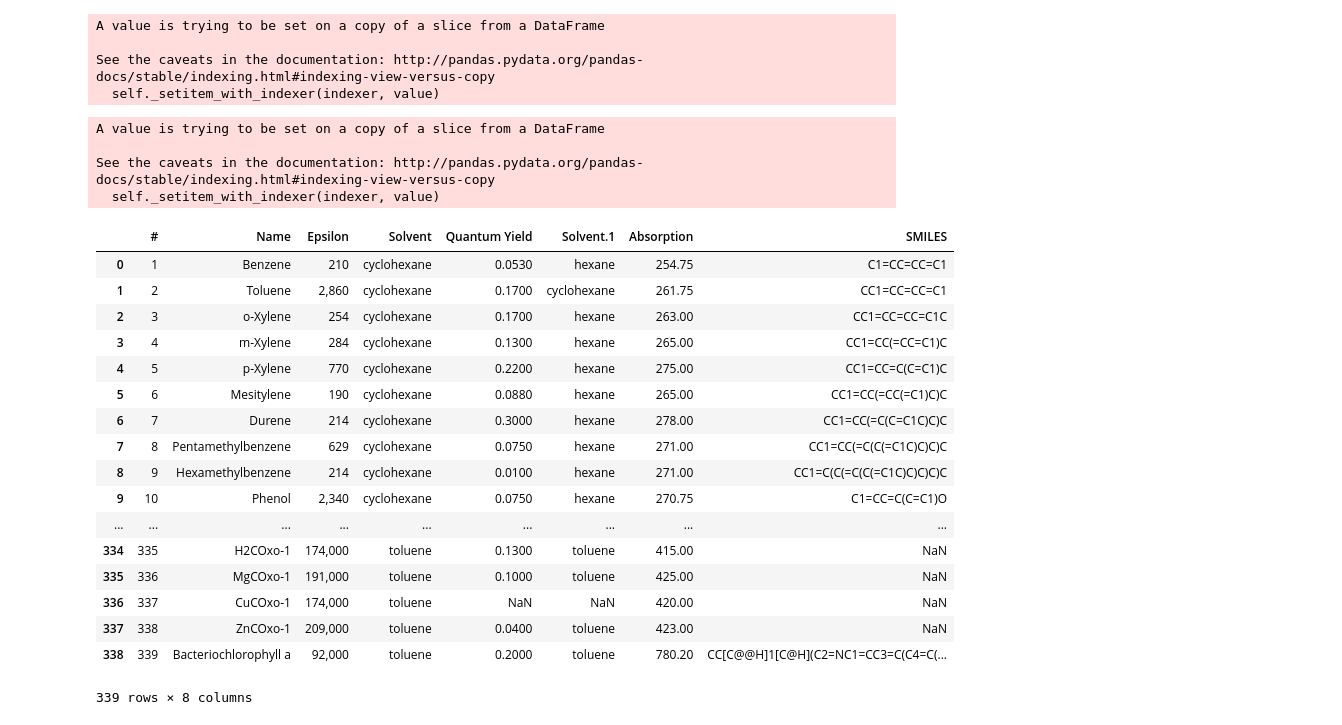
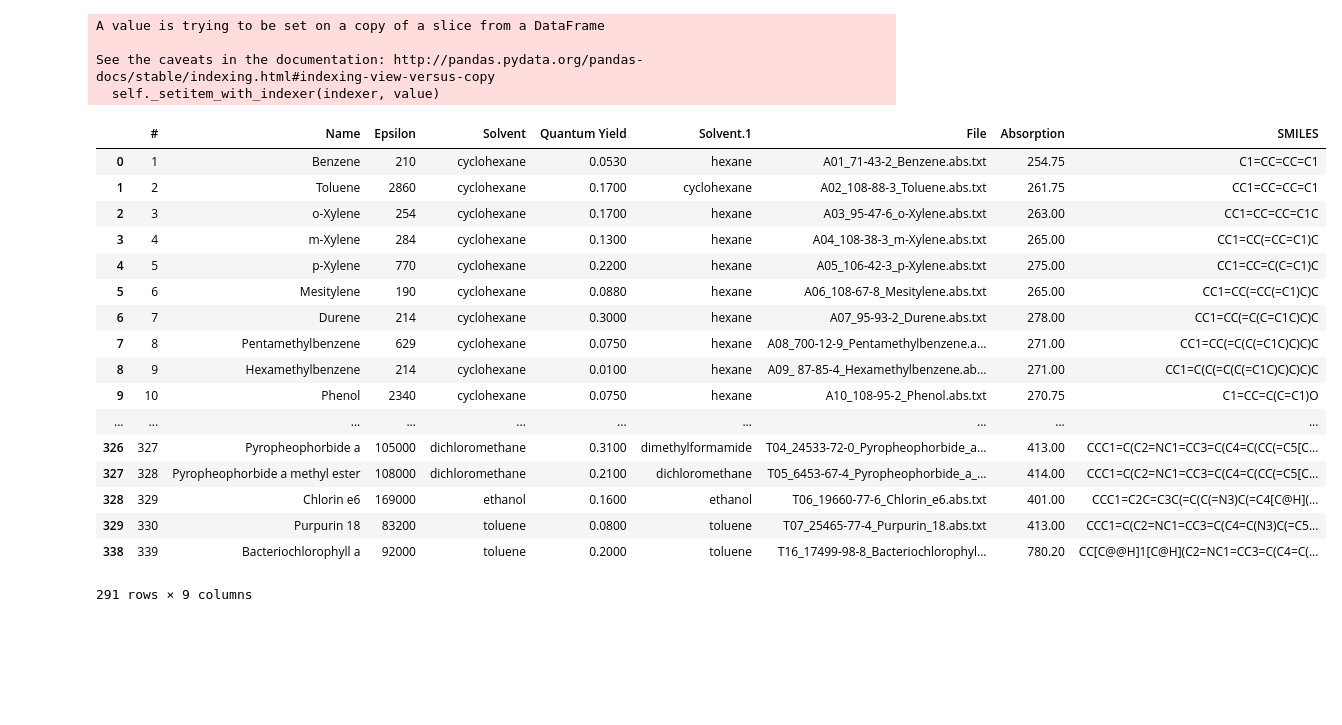
Before and after one commit to emissible/SPEEDCOM, a Jupyter notebook: SPEEDCOM/smiles_clean.ipynb, the cells around one changed output. Saved outputs shown, nothing was run; the diff lists cells and outputs as text; code cells hidden in the pictures; blank space fills up the shorter version.

Commit message:
added clean epsilon and keep the file column for later merge use

```diff
--- a/SPEEDCOM/smiles_clean.ipynb
+++ b/SPEEDCOM/smiles_clean.ipynb
@@ -40,9 +40,11 @@ Index(['#', 'Absorption', 'Name', 'Structure', 'Class', 'File', 'Wavelength',
        'Emission', 'File.1', 'Solvent.1', 'Quantum Yield', 'Instrument.1',
        'Date.1', 'Reference.1', 'Inv.1', 'Unnamed: 21'],
       dtype='object')
+# %%
+df['Epsilon']=df['Epsilon'].str.replace(',','').astype(int)  # clean epsilon
 # %%
 clean_df = pd.DataFrame()
-columns_kept = ['#','Name', 'Epsilon', 'Solvent', 'Quantum Yield','Solvent.1']
+columns_kept = ['#','Name', 'Epsilon', 'Solvent', 'Quantum Yield','Solvent.1', 'File']
 clean_df[columns_kept] = df[columns_kept]
 clean_df['Absorption'] = df['Wavelength']
 # %%
@@ -59,32 +61,27 @@ See the caveats in the documentation: http://pandas.pydata.org/pandas-docs/stabl
 # %%
 for i in range(clean_df.shape[0]):
     clean_df['SMILES'].loc[i] = remove_cations(clean_df['SMILES'].loc[i])
-# %% [output]
-A value is trying to be set on a copy of a slice from a DataFrame
-
-See the caveats in the documentation: http://pandas.pydata.org/pandas-docs/stable/indexing.html#indexing-view-versus-copy
-  self._setitem_with_indexer(indexer, value)
-# %%
-clean_df_drop_no_smile =
-# %% [output]
-|  | # | Name | Epsilon | Solvent | Quantum Yield | Solvent.1 | Absorption | SMILES |
-| 0 | 1 | Benzene | 210 | cyclohexane | 0.0530 | hexane | 254.75 | C1=CC=CC=C1 |
-| 1 | 2 | Toluene | 2,860 | cyclohexane | 0.1700 | cyclohexane | 261.75 | CC1=CC=CC=C1 |
-| 2 | 3 | o-Xylene | 254 | cyclohexane | 0.1700 | hexane | 263.00 | CC1=CC=CC=C1C |
-| 3 | 4 | m-Xylene | 284 | cyclohexane | 0.1300 | hexane | 265.00 | CC1=CC(=CC=C1)C |
-| 4 | 5 | p-Xylene | 770 | cyclohexane | 0.2200 | hexane | 275.00 | CC1=CC=C(C=C1)C |
-| 5 | 6 | Mesitylene | 190 | cyclohexane | 0.0880 | hexane | 265.00 | CC1=CC(=CC(=C1)C)C |
-| 6 | 7 | Durene | 214 | cyclohexane | 0.3000 | hexane | 278.00 | CC1=CC(=C(C=C1C)C)C |
-| 7 | 8 | Pentamethylbenzene | 629 | cyclohexane | 0.0750 | hexane | 271.00 | CC1=CC(=C(C(=C1C)C)C)C |
-| 8 | 9 | Hexamethylbenzene | 214 | cyclohexane | 0.0100 | hexane | 271.00 | CC1=C(C(=C(C(=C1C)C)C)C)C |
-| 9 | 10 | Phenol | 2,340 | cyclohexane | 0.0750 | hexane | 270.75 | C1=CC=C(C=C1)O |
-| ... | ... | ... | ... | ... | ... | ... | ... | ... |
-| 334 | 335 | H2COxo-1 | 174,000 | toluene | 0.1300 | toluene | 415.00 | NaN |
-| 335 | 336 | MgCOxo-1 | 191,000 | toluene | 0.1000 | toluene | 425.00 | NaN |
-| 336 | 337 | CuCOxo-1 | 174,000 | toluene | NaN | NaN | 420.00 | NaN |
-| 337 | 338 | ZnCOxo-1 | 209,000 | toluene | 0.0400 | toluene | 423.00 | NaN |
-| 338 | 339 | Bacteriochlorophyll a | 92,000 | toluene | 0.2000 | toluene | 780.20 | CC[C@@H]1[C@H](C2=NC1=CC3=C(C4=C(... |
-339 rows × 8 columns
 # %%
 clean_df_drop_no_smiles = clean_df[clean_df['SMILES'] != 'NaN']
+# %%
+clean_df_drop_no_smiles
+# %% [output]
+|  | # | Name | Epsilon | Solvent | Quantum Yield | Solvent.1 | File | Absorption | SMILES |
+| 0 | 1 | Benzene | 210 | cyclohexane | 0.0530 | hexane | A01_71-43-2_Benzene.abs.txt | 254.75 | C1=CC=CC=C1 |
+| 1 | 2 | Toluene | 2860 | cyclohexane | 0.1700 | cyclohexane | A02_108-88-3_Toluene.abs.txt | 261.75 | CC1=CC=CC=C1 |
+| 2 | 3 | o-Xylene | 254 | cyclohexane | 0.1700 | hexane | A03_95-47-6_o-Xylene.abs.txt | 263.00 | CC1=CC=CC=C1C |
+| 3 | 4 | m-Xylene | 284 | cyclohexane | 0.1300 | hexane | A04_108-38-3_m-Xylene.abs.txt | 265.00 | CC1=CC(=CC=C1)C |
+| 4 | 5 | p-Xylene | 770 | cyclohexane | 0.2200 | hexane | A05_106-42-3_p-Xylene.abs.txt | 275.00 | CC1=CC=C(C=C1)C |
+| 5 | 6 | Mesitylene | 190 | cyclohexane | 0.0880 | hexane | A06_108-67-8_Mesitylene.abs.txt | 265.00 | CC1=CC(=CC(=C1)C)C |
+| 6 | 7 | Durene | 214 | cyclohexane | 0.3000 | hexane | A07_95-93-2_Durene.abs.txt | 278.00 | CC1=CC(=C(C=C1C)C)C |
+| 7 | 8 | Pentamethylbenzene | 629 | cyclohexane | 0.0750 | hexane | A08_700-12-9_Pentamethylbenzene.a... | 271.00 | CC1=CC(=C(C(=C1C)C)C)C |
+| 8 | 9 | Hexamethylbenzene | 214 | cyclohexane | 0.0100 | hexane | A09_ 87-85-4_Hexamethylbenzene.ab... | 271.00 | CC1=C(C(=C(C(=C1C)C)C)C)C |
+| 9 | 10 | Phenol | 2340 | cyclohexane | 0.0750 | hexane | A10_108-95-2_Phenol.abs.txt | 270.75 | C1=CC=C(C=C1)O |
+| ... | ... | ... | ... | ... | ... | ... | ... | ... | ... |
+| 326 | 327 | Pyropheophorbide a | 105000 | dichloromethane | 0.3100 | dimethylformamide | T04_24533-72-0_Pyropheophorbide_a... | 413.00 | CCC1=C(C2=NC1=CC3=C(C4=C(CC(=C5[C... |
+| 327 | 328 | Pyropheophorbide a methyl ester | 108000 | dichloromethane | 0.2100 | dichloromethane | T05_6453-67-4_Pyropheophorbide_a_... | 414.00 | CCC1=C(C2=NC1=CC3=C(C4=C(CC(=C5[C... |
+| 328 | 329 | Chlorin e6 | 169000 | ethanol | 0.1600 | ethanol | T06_19660-77-6_Chlorin_e6.abs.txt | 401.00 | CCC1=C2C=C3C(=C(C(=N3)C(=C4[C@H](... |
+| 329 | 330 | Purpurin 18 | 83200 | toluene | 0.0800 | toluene | T07_25465-77-4_Purpurin_18.abs.txt | 413.00 | CCC1=C(C2=NC1=CC3=C(C4=C(N3)C(=C5... |
+| 338 | 339 | Bacteriochlorophyll a | 92000 | toluene | 0.2000 | toluene | T16_17499-98-8_Bacteriochlorophyl... | 780.20 | CC[C@@H]1[C@H](C2=NC1=CC3=C(C4=C(... |
+291 rows × 9 columns
 # %%
```
Also changed, not shown: parts of 1 cell of this notebook, 1 other file.
